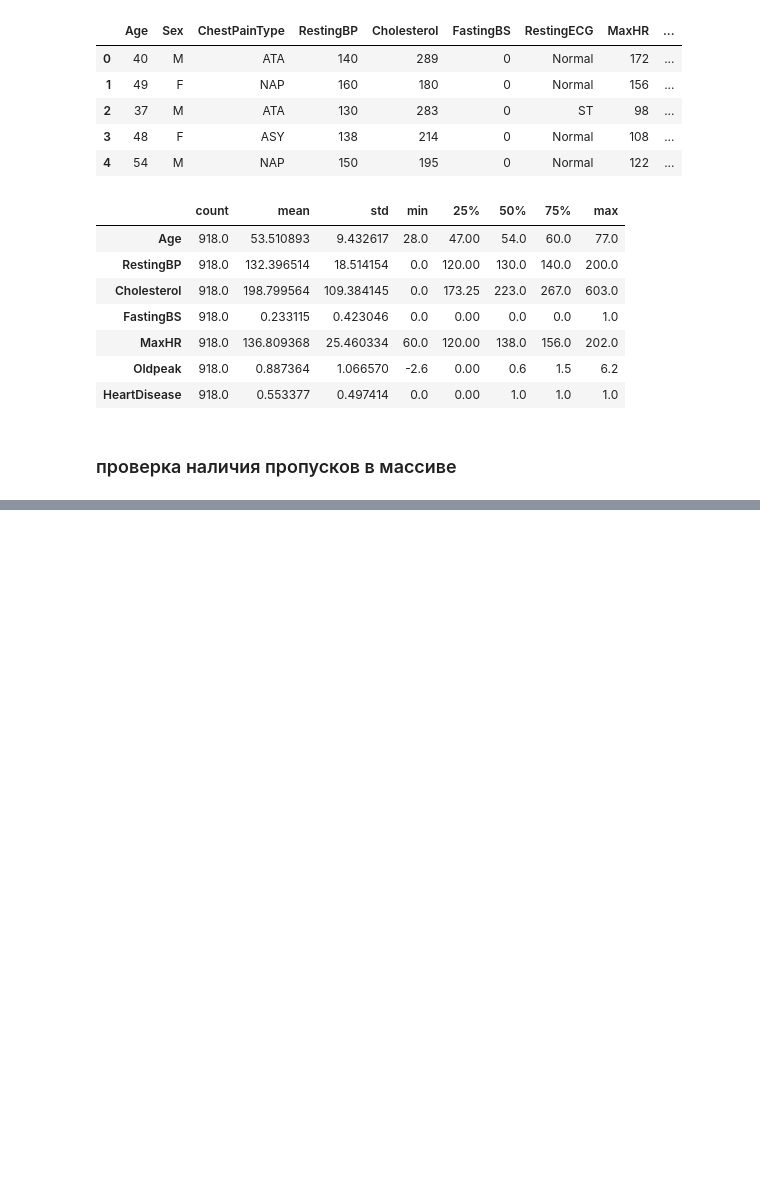
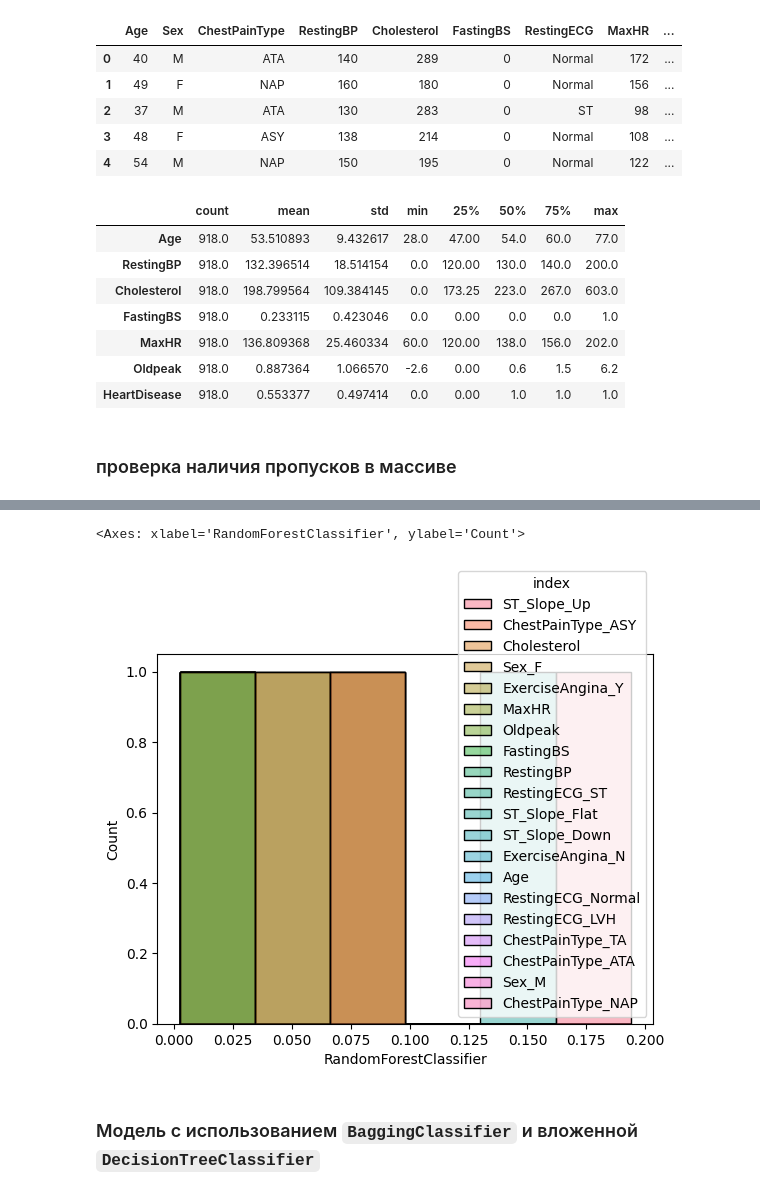
Before and after one commit to AlexanderSipko/netology_ml, a Jupyter notebook: task/9 ensamble/9 ensamble.ipynb, the cells around one changed output, grey strips where cells are left out. Saved outputs shown, nothing was run; the diff lists cells and outputs as text; code cells hidden in the pictures; blank space fills up the shorter version.

```diff
--- a/task/9 ensamble/9 ensamble.ipynb
+++ b/task/9 ensamble/9 ensamble.ipynb
@@ -84,0 +284,7 @@ corr.style.background_gradient(cmap='RdYlGn')
+# %%
+sns.histplot(data=future[future['RandomForestClassifier'] != 0], x='RandomForestClassifier', hue='index')
+# %% [output]
+<Axes: xlabel='RandomForestClassifier', ylabel='Count'>
+[figure, added]
+# %% [markdown]
+### Модель с использованием `BaggingClassifier` и вложенной `DecisionTreeClassifier`
```
Also changed, not shown: parts of 29 cells of this notebook.
